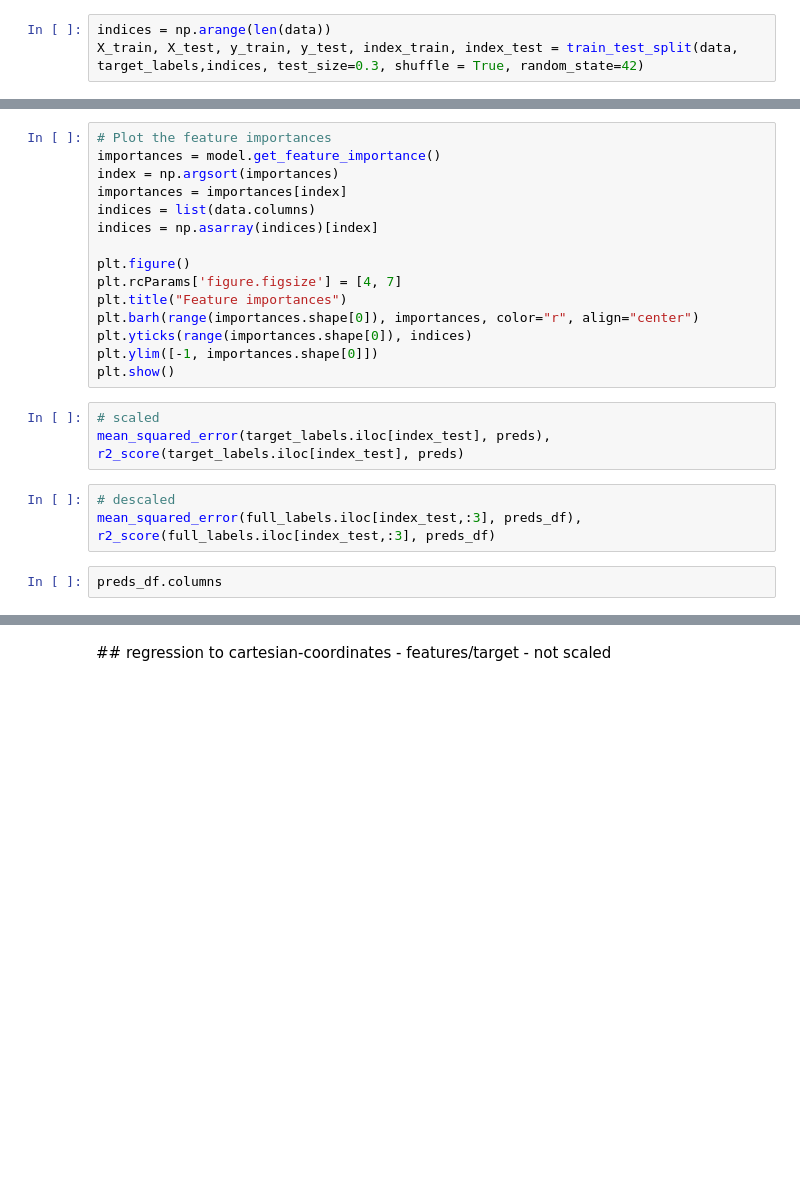
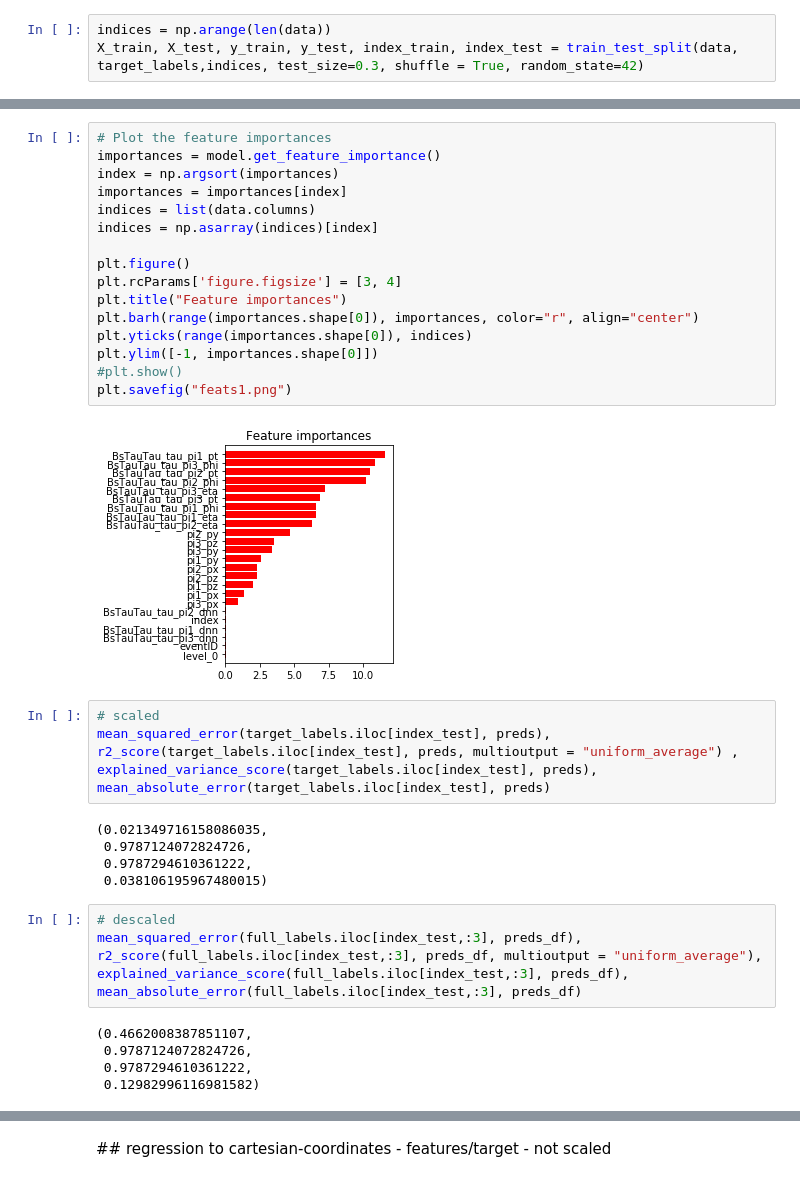
Before and after one commit to hevjinyarar/BsTauTau, a Jupyter notebook: Regression - CatBoost.ipynb, the cells around one changed output, grey strips where cells are left out. Saved outputs shown, nothing was run; the diff lists cells and outputs as text; blank space fills up the shorter version.

```diff
--- a/Regression - CatBoost.ipynb
+++ b/Regression - CatBoost.ipynb
@@ -97,26 +146,37 @@ full_labels.iloc[index_test,:3].hist(bins = 50, layout = (1,3), figsize = (6,2)
 # %%
 # Plot the feature importances
 importances = model.get_feature_importance()
 index = np.argsort(importances)
 importances = importances[index]
 indices = list(data.columns)
 indices = np.asarray(indices)[index]
 
 plt.figure()
-plt.rcParams['figure.figsize'] = [4, 7]
+plt.rcParams['figure.figsize'] = [3, 4]
 plt.title("Feature importances")
 plt.barh(range(importances.shape[0]), importances, color="r", align="center")
 plt.yticks(range(importances.shape[0]), indices)
 plt.ylim([-1, importances.shape[0]])
-plt.show()
+#plt.show()
+plt.savefig("feats1.png")
+# %% [output]
+[figure, added]
 # %%
 # scaled
-mean_squared_error(target_labels.iloc[index_test], preds), r2_score(target_labels.iloc[index_test], preds)
+mean_squared_error(target_labels.iloc[index_test], preds), r2_score(target_labels.iloc[index_test], preds, multioutput = "uniform_average") , explained_variance_score(target_labels.iloc[index_test], preds),  mean_absolute_error(target_labels.iloc[index_test], preds)
+# %% [output]
+(0.021349716158086035,
+ 0.9787124072824726,
+ 0.9787294610361222,
+ 0.038106195967480015)
 # %%
 # descaled
-mean_squared_error(full_labels.iloc[index_test,:3], preds_df),  r2_score(full_labels.iloc[index_test,:3], preds_df)
+mean_squared_error(full_labels.iloc[index_test,:3], preds_df),  r2_score(full_labels.iloc[index_test,:3], preds_df, multioutput = "uniform_average"), explained_variance_score(full_labels.iloc[index_test,:3], preds_df),  mean_absolute_error(full_labels.iloc[index_test,:3], preds_df)
+# %% [output]
+(0.4662008387851107,
+ 0.9787124072824726,
+ 0.9787294610361222,
+ 0.12982996116981582)
-# %%
-preds_df.columns
 # %%
 fig, (ax1, ax2,ax3) = plt.subplots(1, 3)
 plt.rcParams['figure.figsize'] = [14, 3]
```
Also changed, not shown: parts of 34 cells of this notebook, 1 other file.
